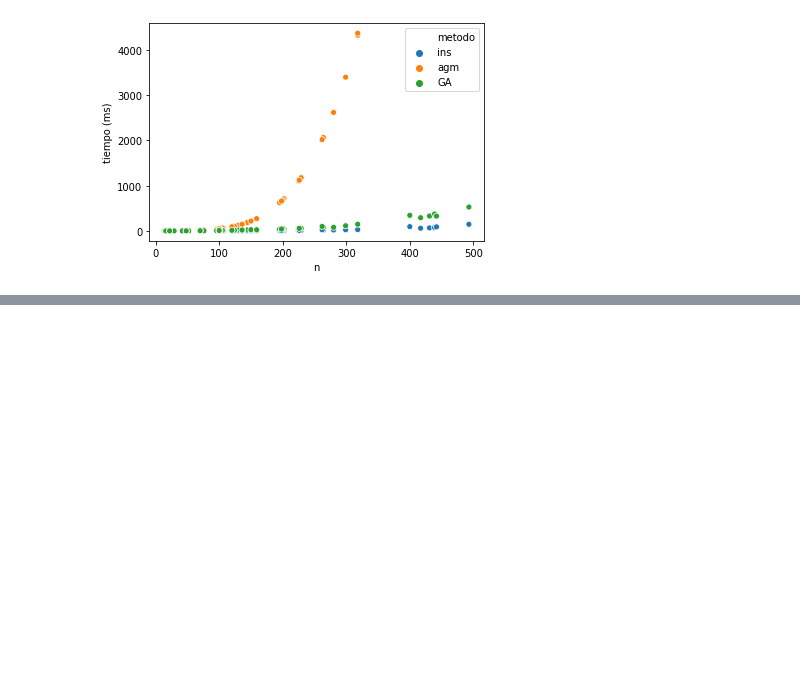
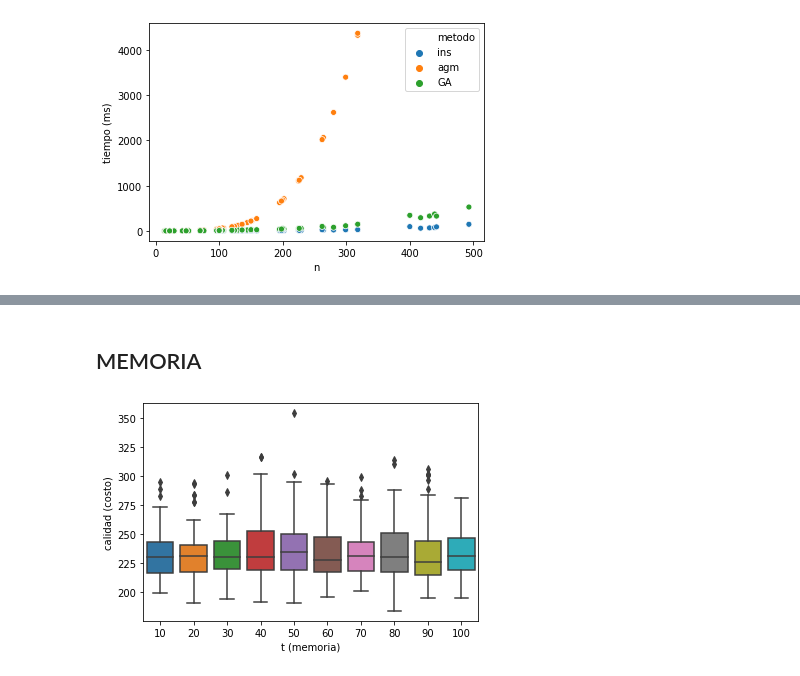
Before and after one commit to maltenzo/algo3-tp2, a Jupyter notebook: Python/Analisis.ipynb, the cells around one changed output, grey strips where cells are left out. Cells and saved outputs as stored; diff of their text form; code cells hidden in the pictures; blank space fills up the shorter version.

```diff
--- a/Python/Analisis.ipynb
+++ b/Python/Analisis.ipynb
@@ -151,0 +183,9 @@ plt.savefig("graficos/tiempo-heuristicas-sinTABU-cerca.svg");
+# %% [markdown]
+## MEMORIA
+# %%
+fig = sns.boxplot(data=df_resultados_opt_random, x='memoria', y='costo');
+fig.set(xlabel='t (memoria)', ylabel='calidad (costo)');
+
+plt.savefig("graficos/ciclos-memoria-costo.svg");
+# %% [output]
+[figure, added]
```
Also changed, not shown: parts of 21 cells of this notebook, 7 other files.
